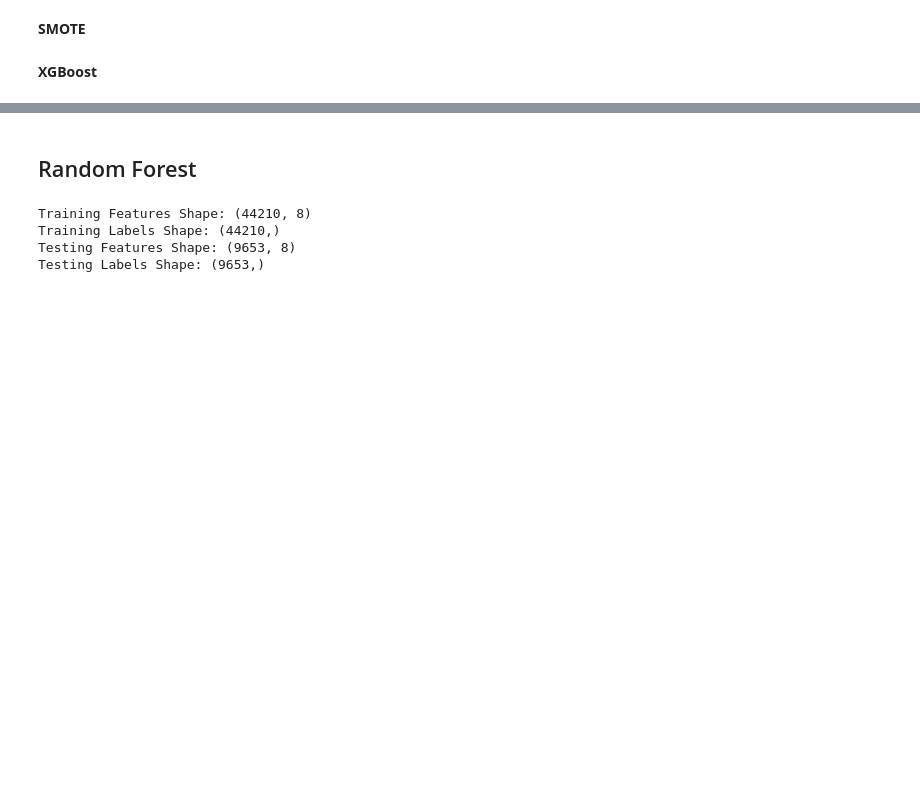
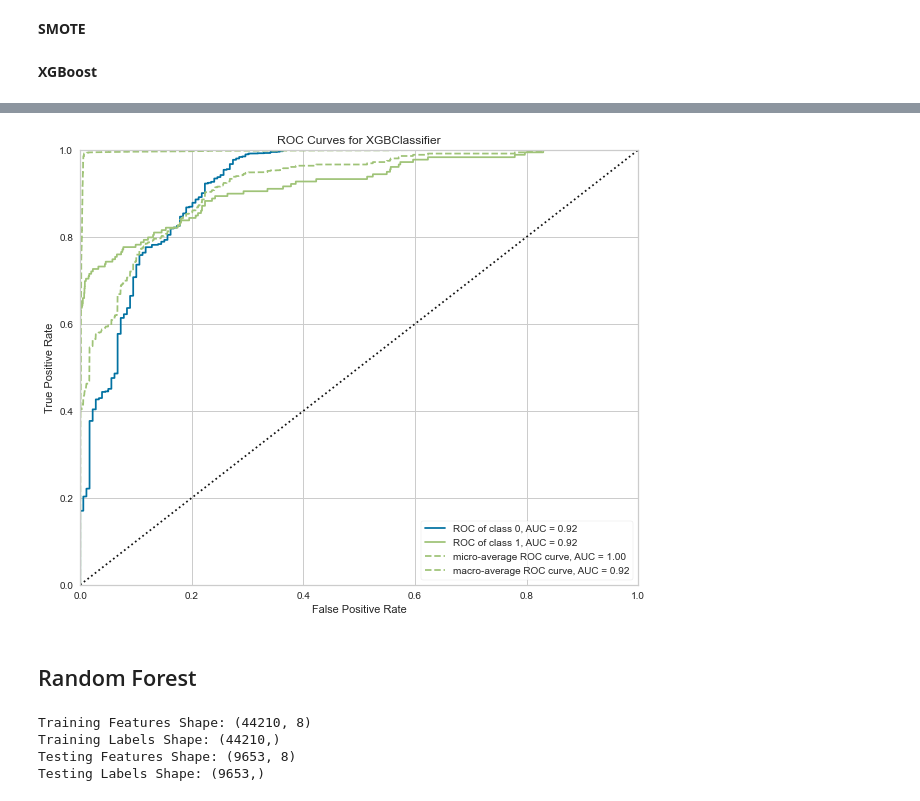
Before and after one commit to dvh549/Financial_Analytics, a Jupyter notebook: WOE_Notebook.ipynb, the cells around one changed output, grey strips where cells are left out. Drawn from its saved outputs; the diff is of its cells as text; code cells hidden in the pictures; blank space fills up the shorter version.

```diff
--- a/WOE_Notebook.ipynb
+++ b/WOE_Notebook.ipynb
@@ -85,3 +121,9 @@ plt.show()
+# %%
+plt.rcParams["figure.figsize"] = (10,8)
+plot_ROC_curve(xgb_2, X_train, y_train, X_test, y_test)
+plt.show()
+# %% [output]
+[figure, added]
 # %% [markdown]
 ## Random Forest
 # %%
```
Also changed, not shown: parts of 11 cells of this notebook.
